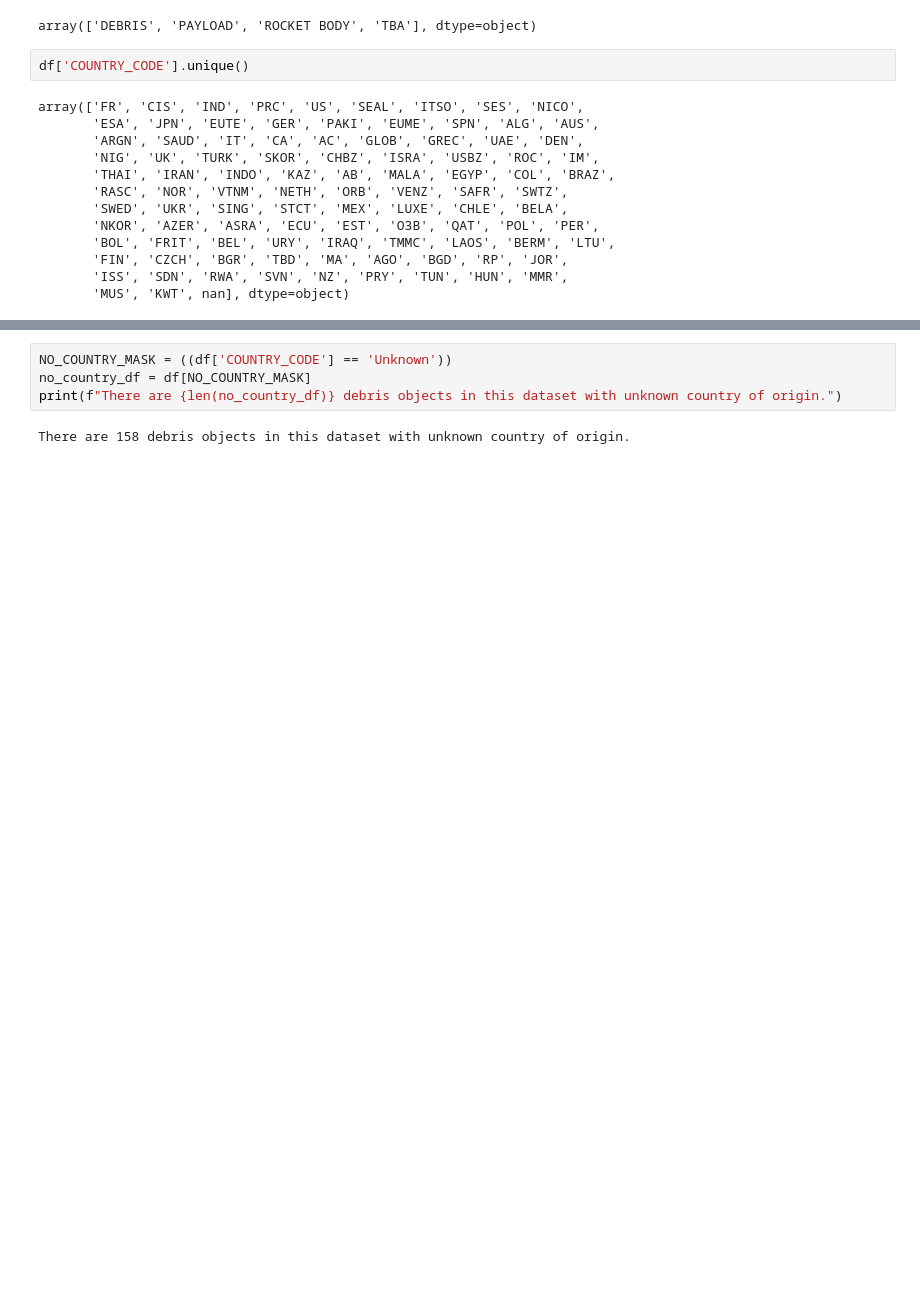
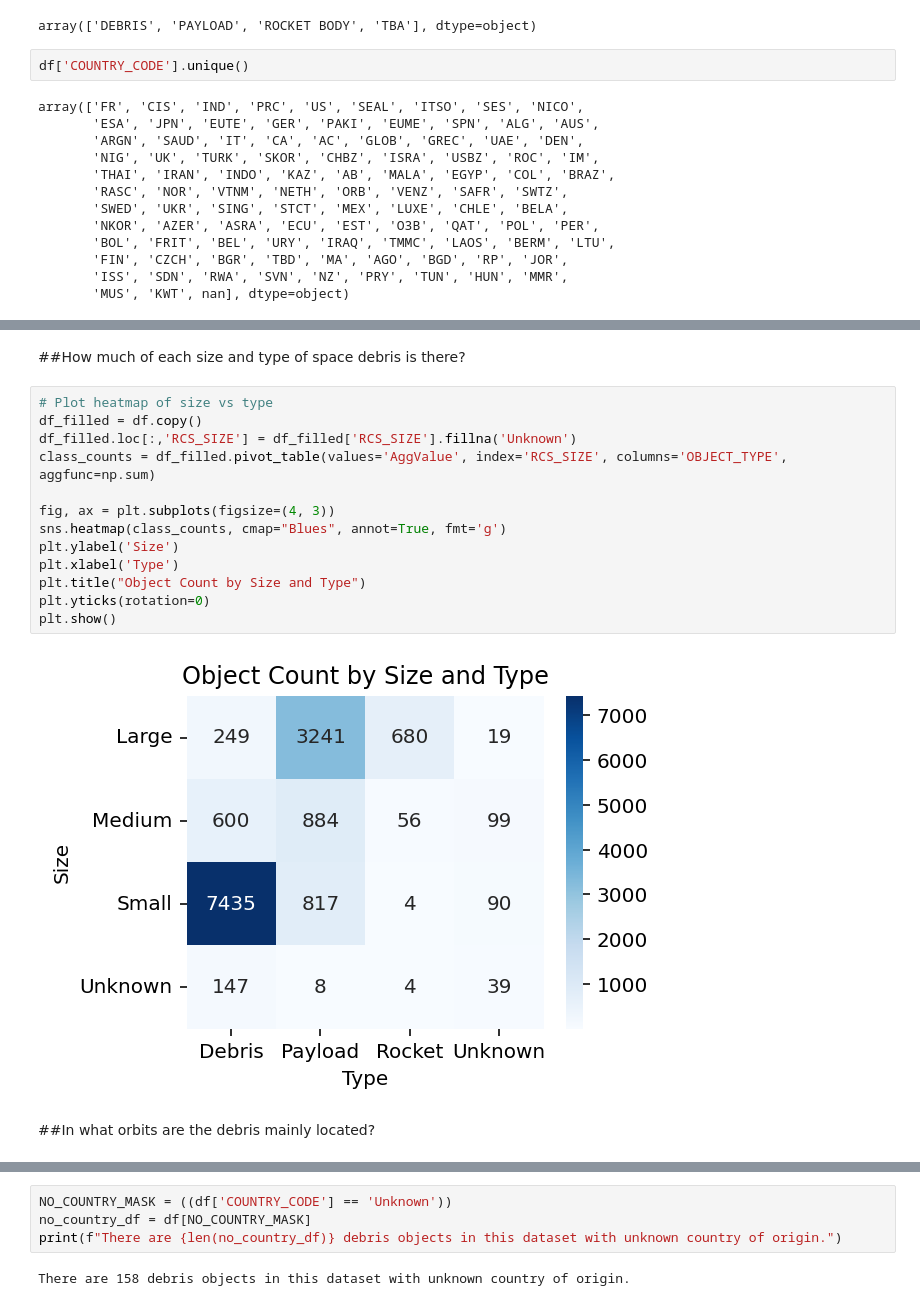
Before and after one commit to brayvid/space-debris-eda, a Jupyter notebook: space_debris_eda.ipynb, the cells around one changed output, grey strips where cells are left out. Drawn from its saved outputs; the diff is of its cells as text; blank space fills up the shorter version.

```diff
--- a/space_debris_eda.ipynb
+++ b/space_debris_eda.ipynb
@@ -307,0 +160,19 @@ plt.show()
+# %% [markdown]
+##How much of each size and type of space debris is there?
+# %%
+# Plot heatmap of size vs type
+df_filled = df.copy()
+df_filled.loc[:,'RCS_SIZE'] = df_filled['RCS_SIZE'].fillna('Unknown')
+class_counts = df_filled.pivot_table(values='AggValue', index='RCS_SIZE', columns='OBJECT_TYPE', aggfunc=np.sum)
+
+fig, ax = plt.subplots(figsize=(4, 3))
+sns.heatmap(class_counts, cmap="Blues", annot=True, fmt='g')
+plt.ylabel('Size')
+plt.xlabel('Type')
+plt.title("Object Count by Size and Type")
+plt.yticks(rotation=0)
+plt.show()
+# %% [output]
+[figure, added]
+# %% [markdown]
+##In what orbits are the debris mainly located?
```
Also changed, not shown: parts of 76 cells of this notebook, 3 other files.
